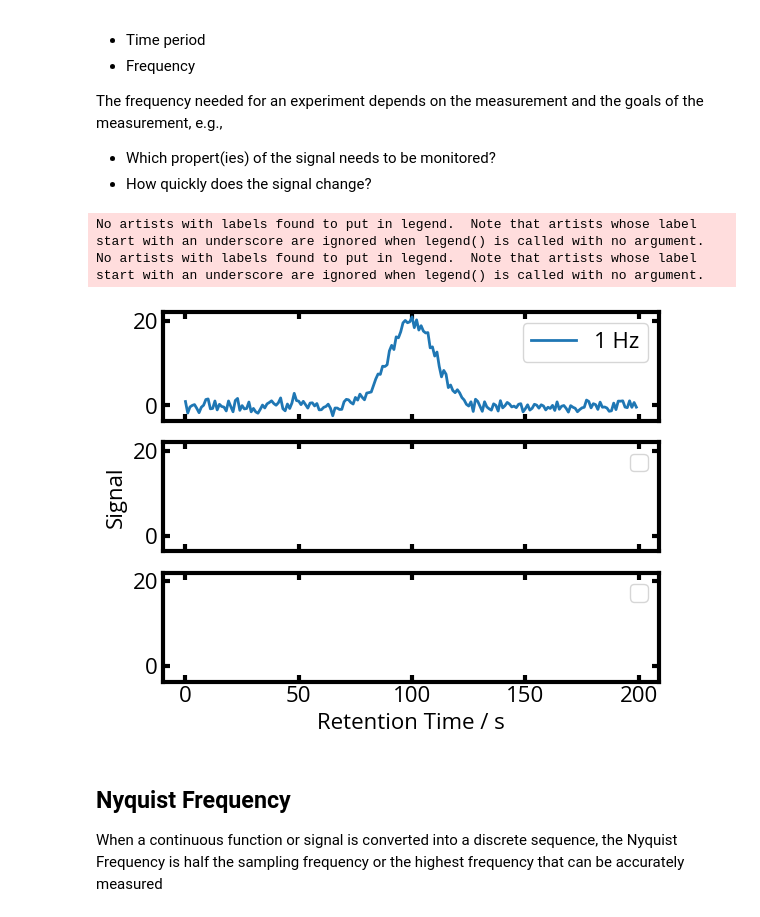
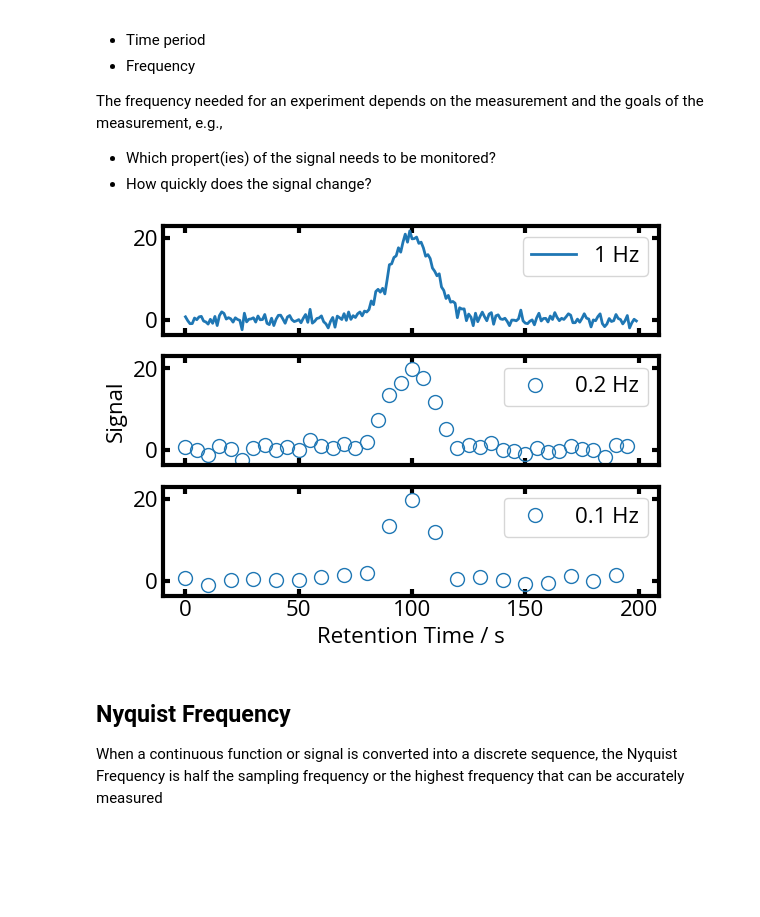
Before and after one commit to mfbush/instrumental-analysis, a Jupyter notebook: notebooks/analog-and-digital-data.ipynb, the cells around one changed output. Saved outputs shown, nothing was run; the diff lists cells and outputs as text; code cells hidden in the pictures; blank space fills up the shorter version.

Commit message:
Changes to be committed: 	modified:   notebooks/analog-and-digital-data.ipynb 	new file:   notebooks/plot.mplstyle 	new file:   notebooks/sp-analog-and-digital-data.ipynb

```diff
--- a/notebooks/analog-and-digital-data.ipynb
+++ b/notebooks/analog-and-digital-data.ipynb
@@ -103,29 +103,27 @@ colors = mpl.cm.magma(np.linspace(0,1,5))
 # %%
 fig, ax = plt.subplots(3,1,sharex=True,sharey=True)
 offset = 0.
 tr = 100.
 dt = 1.
 time = np.arange(0,200.,dt)
 
 raw = np.zeros_like(time)
 raw += np.random.randn(np.size(time))
 peak = norm.pdf(time, tr,scale=10.)
 raw += peak*20/peak.max()
 
 ax[0].plot(time, raw, label='1 Hz')
-# ax[1].plot(time[::5], raw[::5], label = '0.2 Hz')
-# ax[2].plot(time[::10], raw[::10], label = '0.1 Hz')
+ax[1].plot(time[::5], raw[::5], 'o', label = '0.2 Hz')
+ax[2].plot(time[::10], raw[::10], 'o', label = '0.1 Hz')
 
 ax[0].legend()
 ax[1].legend()
 ax[2].legend()
 ax[2].set_xlabel('Retention Time / s')
 ax[1].set_ylabel('Signal')
 plt.show()
 # %% [output]
-No artists with labels found to put in legend.  Note that artists whose label start with an underscore are ignored when legend() is called with no argument.
-No artists with labels found to put in legend.  Note that artists whose label start with an underscore are ignored when legend() is called with no argument.
-[figure, old version]
+[figure, new version]
 # %% [markdown]
 ## Nyquist Frequency
 
```
Also changed, not shown: 2 other files.
